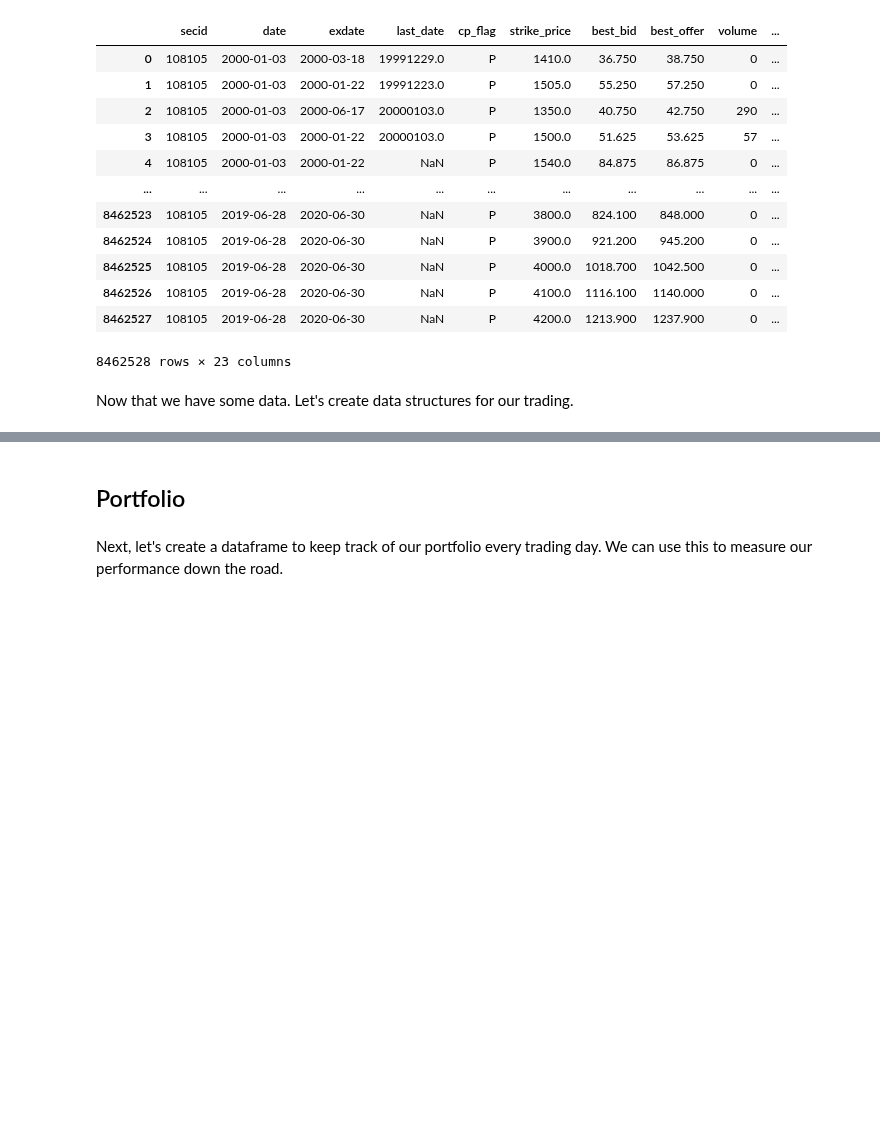
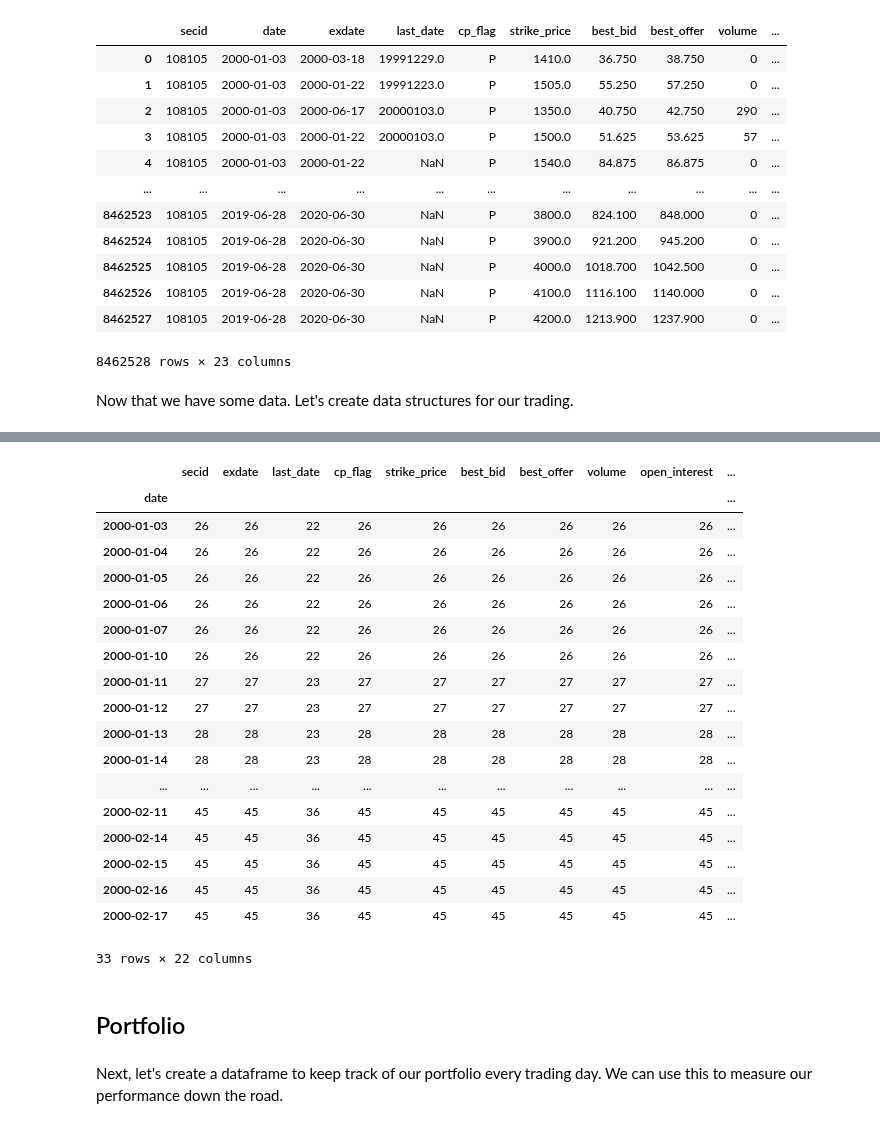
Before and after one commit to stopachka/gamma, a Jupyter notebook: puts_strategy.ipynb, the cells around one changed output, grey strips where cells are left out. Cells and saved outputs as stored; diff of their text form; code cells hidden in the pictures; blank space fills up the shorter version.

```diff
--- a/puts_strategy.ipynb
+++ b/puts_strategy.ipynb
@@ -104,3 +140,25 @@ Now that we have some data. Let's create data structures for our trading.
+# %%
+prices_with_exdate.groupby([OPTION_PRICES_DATE_COL]).count()
+# %% [output]
+|  | secid | exdate | last_date | cp_flag | strike_price | best_bid | best_offer | volume | open_interest | ... |
+| date |  |  |  |  |  |  |  |  |  | ... |
+| 2000-01-03 | 26 | 26 | 22 | 26 | 26 | 26 | 26 | 26 | 26 | ... |
+| 2000-01-04 | 26 | 26 | 22 | 26 | 26 | 26 | 26 | 26 | 26 | ... |
+| 2000-01-05 | 26 | 26 | 22 | 26 | 26 | 26 | 26 | 26 | 26 | ... |
+| 2000-01-06 | 26 | 26 | 22 | 26 | 26 | 26 | 26 | 26 | 26 | ... |
+| 2000-01-07 | 26 | 26 | 22 | 26 | 26 | 26 | 26 | 26 | 26 | ... |
+| 2000-01-10 | 26 | 26 | 22 | 26 | 26 | 26 | 26 | 26 | 26 | ... |
+| 2000-01-11 | 27 | 27 | 23 | 27 | 27 | 27 | 27 | 27 | 27 | ... |
+| 2000-01-12 | 27 | 27 | 23 | 27 | 27 | 27 | 27 | 27 | 27 | ... |
+| 2000-01-13 | 28 | 28 | 23 | 28 | 28 | 28 | 28 | 28 | 28 | ... |
+| 2000-01-14 | 28 | 28 | 23 | 28 | 28 | 28 | 28 | 28 | 28 | ... |
+| ... | ... | ... | ... | ... | ... | ... | ... | ... | ... | ... |
+| 2000-02-11 | 45 | 45 | 36 | 45 | 45 | 45 | 45 | 45 | 45 | ... |
+| 2000-02-14 | 45 | 45 | 36 | 45 | 45 | 45 | 45 | 45 | 45 | ... |
+| 2000-02-15 | 45 | 45 | 36 | 45 | 45 | 45 | 45 | 45 | 45 | ... |
+| 2000-02-16 | 45 | 45 | 36 | 45 | 45 | 45 | 45 | 45 | 45 | ... |
+| 2000-02-17 | 45 | 45 | 36 | 45 | 45 | 45 | 45 | 45 | 45 | ... |
+33 rows × 22 columns
 # %% [markdown]
 ## Portfolio
 # %% [markdown]
```
Also changed, not shown: parts of 9 cells of this notebook.
